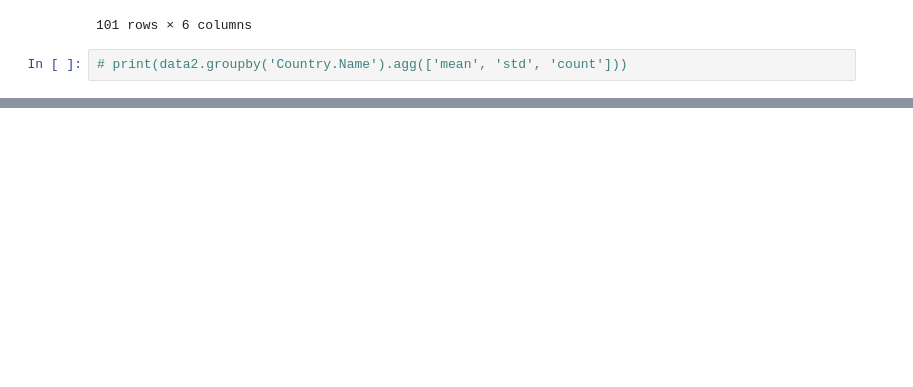
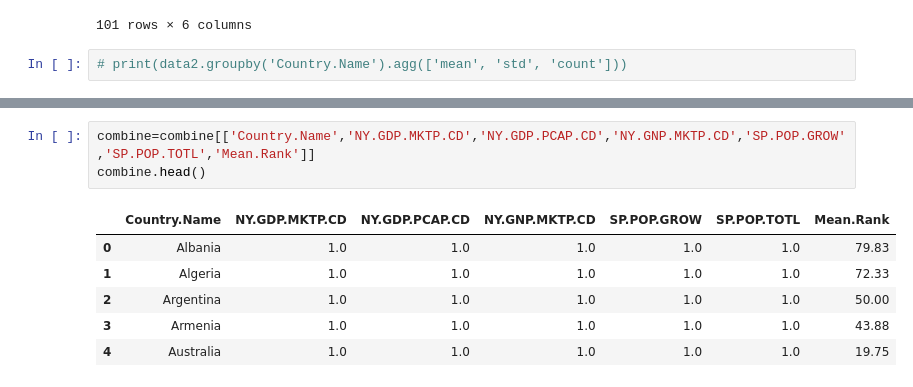
Before and after one commit to alexucb/Data-Challenge, a Jupyter notebook: SlingMedia-1.ipynb, the cells around one changed output, grey strips where cells are left out. Drawn from its saved outputs; the diff is of its cells as text; blank space fills up the shorter version.

```diff
--- a/SlingMedia-1.ipynb
+++ b/SlingMedia-1.ipynb
@@ -87,0 +100,10 @@ data3
+# %%
+combine=combine[['Country.Name','NY.GDP.MKTP.CD','NY.GDP.PCAP.CD','NY.GNP.MKTP.CD','SP.POP.GROW','SP.POP.TOTL','Mean.Rank']]
+combine.head()
+# %% [output]
+|  | Country.Name | NY.GDP.MKTP.CD | NY.GDP.PCAP.CD | NY.GNP.MKTP.CD | SP.POP.GROW | SP.POP.TOTL | Mean.Rank |
+| 0 | Albania | 1.0 | 1.0 | 1.0 | 1.0 | 1.0 | 79.83 |
+| 1 | Algeria | 1.0 | 1.0 | 1.0 | 1.0 | 1.0 | 72.33 |
+| 2 | Argentina | 1.0 | 1.0 | 1.0 | 1.0 | 1.0 | 50.00 |
+| 3 | Armenia | 1.0 | 1.0 | 1.0 | 1.0 | 1.0 | 43.88 |
+| 4 | Australia | 1.0 | 1.0 | 1.0 | 1.0 | 1.0 | 19.75 |
```
Also changed, not shown: parts of 1 cell of this notebook.
